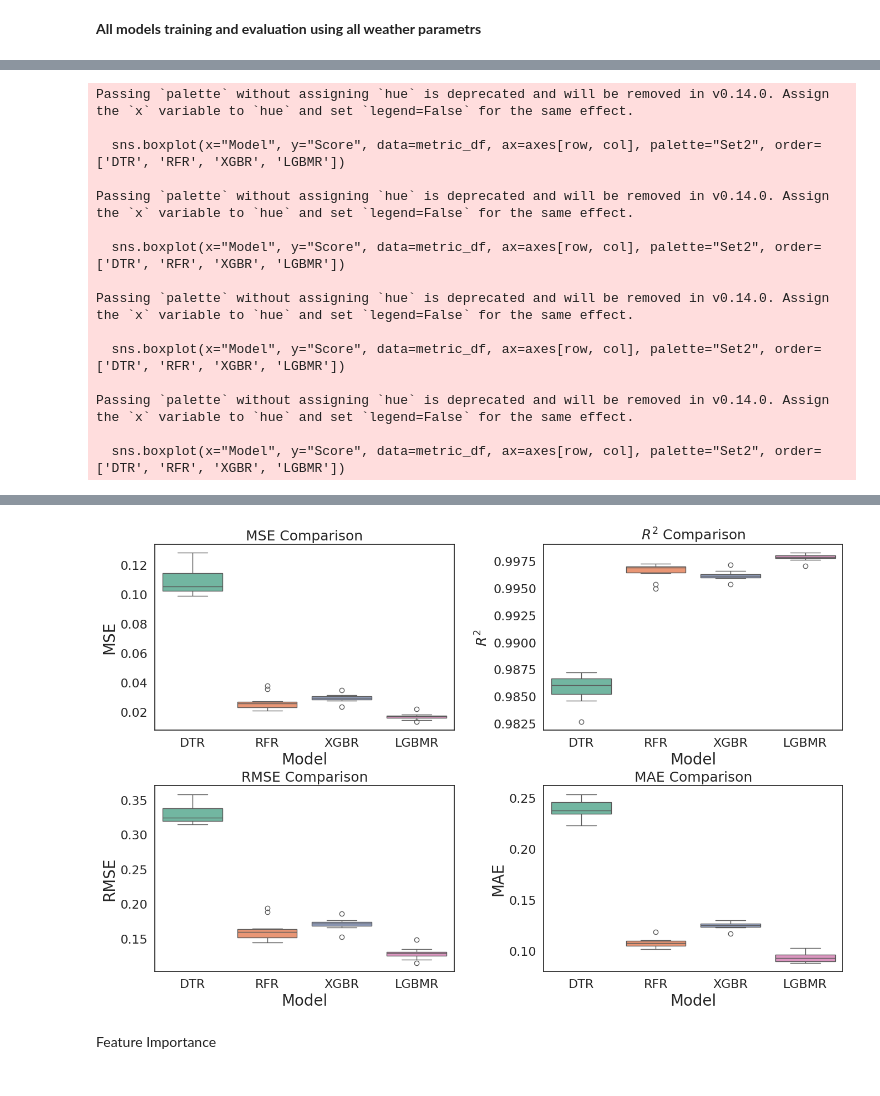
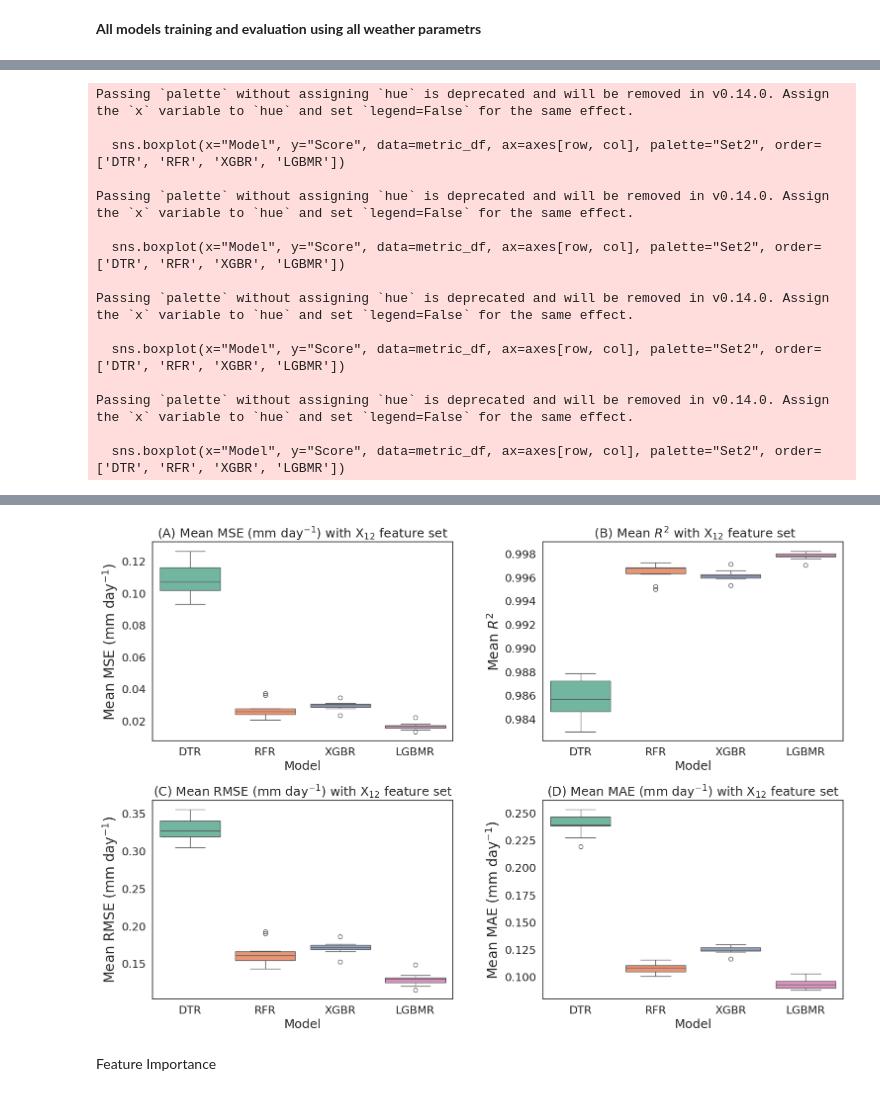
Before and after one commit to rabnawaz172/ET, a Jupyter notebook: ET_taif.ipynb, the cells around one changed output, grey strips where cells are left out. Drawn from its saved outputs; the diff is of its cells as text; code cells hidden in the pictures.

```diff
--- a/ET_taif.ipynb
+++ b/ET_taif.ipynb
@@ -21,7 +21,7 @@ from sklearn.tree import DecisionTreeRegressor
 import pandas as pd
 
 # Assuming you uploaded a CSV file named 'my_dataset.csv'
-file_name = 'ET_Riaz_5.csv'
+file_name = 'ET_Riaz_5 (2).csv'
 
 # Read the uploaded CSV file into a DataFrame
 df = pd.read_csv(file_name)
@@ -31,7 +31,7 @@ df = pd.read_csv(file_name)
 sns.set_theme(style="white", font_scale=1.5)
 # Load the example planets dataset
 df1=df.drop(['Day','Month','Year'],axis=1)
-column_order = ['Tx', 'Tn', 'RH', 'u(x)', 'Rs', 'e(a)', 'e(s)', 'u2', 'Ra', 'n', 'N', 'Rnl', 'Rn', 'ETo']
+column_order = ['Tx', 'Tn', 'RH','u2',  'e(a)', 'e(s)',  'Ra', 'n', 'N','Rs', 'Rnl', 'Rn', 'ETo']
 df1 = df1[column_order]
 df1
 # %% [output]
@@ -66,9 +66,11 @@ from lightgbm import LGBMRegressor
 from sklearn.tree import DecisionTreeRegressor
 from sklearn.metrics import mean_squared_error, r2_score, mean_absolute_error
 import numpy as np
-df3=df1.drop(['Tx', 'Tn', 'RH', 'u(x)', 'Rs', 'e(a)', 'e(s)', 'u2', 'Ra', 'n', 'N', 'Rnl', 'Rn'],axis=1)
-y=df3
-y
-X=df1.drop(['ETo'],axis=1)
+df3=df1.drop(['Tx', 'Tn', 'RH', 'u2',  'e(a)', 'e(s)',  'Ra', 'n', 'N','Rs', 'Rnl', 'Rn', 'ETo'],axis=1)
+# Drop the target variable 'ETo' from df3 to create the target variable y
+y = df1['ETo']
+
+# Drop the target variable 'ETo' from df1 to create the feature set X
+X = df1.drop(['ETo'], axis=1)
 X
 # %% [output]
@@ -122,14 +124,15 @@ results = {}
 # Convert X_train to a NumPy array to simplify indexing
 X_train_np = X_train.to_numpy()
 
-# Perform 10-fold cross-validation for each model
 for model_name, model in [('Random Forest', random_forest_model), ('XGBoost', xgb_model), ('LightGBM', lgbm_model), ('Decision Tree', decision_tree_model)]:
     mse_scores = []
     r2_scores = []
     rmse_scores = []
     mae_scores = []
 
-    for train_index, val_index in kf.split(X_train):
+    for fold_num, (train_index, val_index) in enumerate(kf.split(X_train)):
+        print(f"Processing Fold {fold_num + 1}...")
+
         X_train_fold, X_val_fold = X_train_np[train_index], X_train_np[val_index]
         y_train_fold, y_val_fold = y_train[train_index], y_train[val_index]
 
@@ -191,7 +194,7 @@ import pandas as pd
 model_names = {'Decision Tree': 'DTR', 'Random Forest': 'RFR', 'XGBoost': 'XGBR', 'LightGBM': 'LGBMR'}
 
 # Create a 2x2 grid of subplots
-fig, axes = plt.subplots(2, 2, figsize=(16, 10))
+fig, axes = plt.subplots(2, 2, figsize=(18, 12))
 plt.subplots_adjust(hspace=0.3, wspace=0.3)  # Adjust vertical and horizontal spacing
 
 # Loop through metrics and assign each subplot
@@ -209,45 +212,45 @@ for i, metric in enumerate(metrics_to_compare):
 
     # Plot using Seaborn
     sns.boxplot(x="Model", y="Score", data=metric_df, ax=axes[row, col], palette="Set2", order=['DTR', 'RFR', 'XGBR', 'LGBMR'])
-    axes[row, col].set_title(f'{metric} Comparison', fontsize=18)
-    axes[row, col].set_xlabel('Model', fontsize=20)
-    axes[row, col].set_ylabel(metric, fontsize=20)
+    axes[row, col].set_title(f'({chr(65+i)}) Mean {metric}'+' (mm day$^{-1}$) with X$_{12}$ feature set', fontsize=18)
+    axes[row, col].set_ylabel(f'Mean {metric}'+' (mm day$^{-1}$)', fontsize=16)
+    axes[row, col].set_ylabel('Mean '+metric+' (mm day$^{-1}$)', fontsize=20)
 
     # Increase tick label font size
     axes[row, col].tick_params(axis='both', which='major', labelsize=16)
 
 # Use LaTeX formatting for R²
-axes[0, 1].set_title(r'$R^2$ Comparison', fontsize=18)
-axes[0, 1].set_ylabel(r'$R^2$', fontsize=18)
+axes[0, 1].set_title(r' (B) Mean $R^2$ with X$_{12}$ feature set', fontsize=18)
+axes[0, 1].set_ylabel(r'Mean $R^2$', fontsize=20)
 
 # Save the plot as an image file with 400 DPI resolution
 plt.savefig("all_weather_model_comparison_plot.png", dpi=400, bbox_inches="tight")
 
 # Download the plot from Colab
 from google.colab import files
 files.download("all_weather_model_comparison_plot.png")
 
 # Show the plot
 plt.show()
 # %% [output]
 Passing `palette` without assigning `hue` is deprecated and will be removed in v0.14.0. Assign the `x` variable to `hue` and set `legend=False` for the same effect.
 
   sns.boxplot(x="Model", y="Score", data=metric_df, ax=axes[row, col], palette="Set2", order=['DTR', 'RFR', 'XGBR', 'LGBMR'])
 
 Passing `palette` without assigning `hue` is deprecated and will be removed in v0.14.0. Assign the `x` variable to `hue` and set `legend=False` for the same effect.
 
   sns.boxplot(x="Model", y="Score", data=metric_df, ax=axes[row, col], palette="Set2", order=['DTR', 'RFR', 'XGBR', 'LGBMR'])
 
 Passing `palette` without assigning `hue` is deprecated and will be removed in v0.14.0. Assign the `x` variable to `hue` and set `legend=False` for the same effect.
 
   sns.boxplot(x="Model", y="Score", data=metric_df, ax=axes[row, col], palette="Set2", order=['DTR', 'RFR', 'XGBR', 'LGBMR'])
 
 Passing `palette` without assigning `hue` is deprecated and will be removed in v0.14.0. Assign the `x` variable to `hue` and set `legend=False` for the same effect.
 
   sns.boxplot(x="Model", y="Score", data=metric_df, ax=axes[row, col], palette="Set2", order=['DTR', 'RFR', 'XGBR', 'LGBMR'])
 [interactive output not drawn]
 [interactive output not drawn]
-[figure, old version]
+[figure, new version]
 # %% [markdown]
 Feature Importance
 # %%
```
Also changed, not shown: parts of 13 cells of this notebook.
